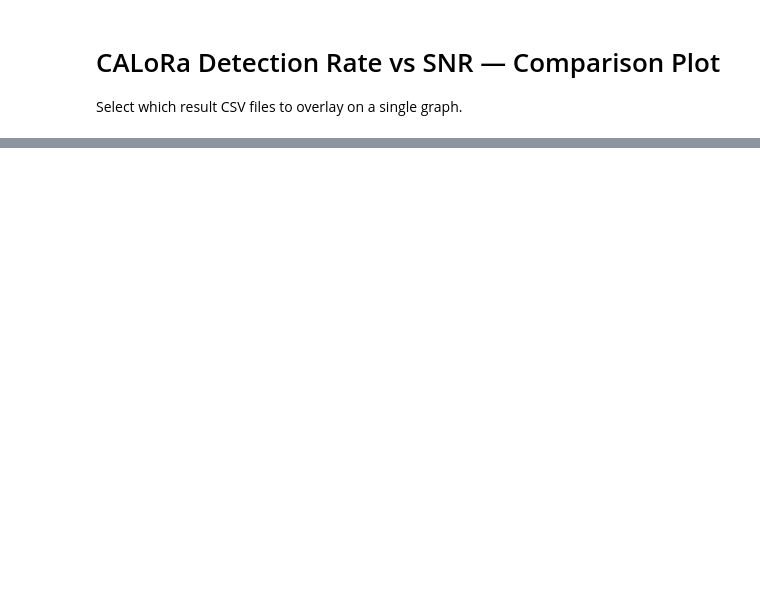
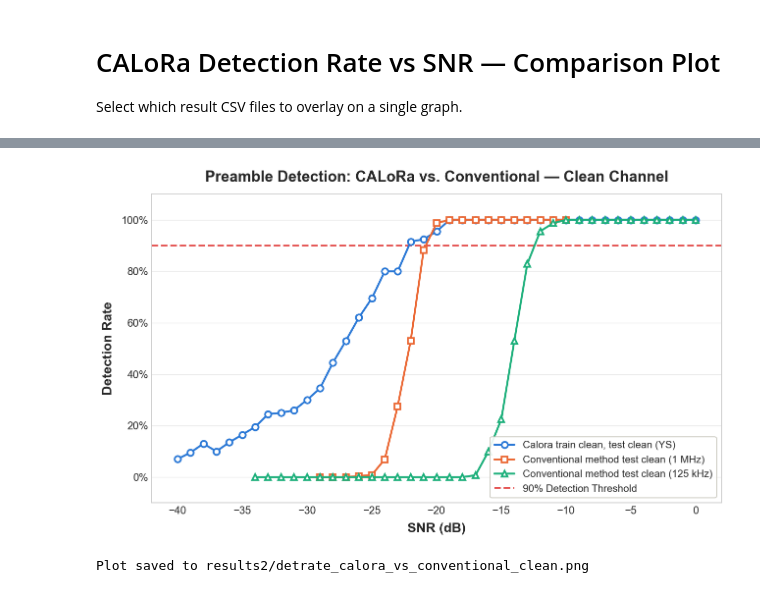
Before and after one commit to INC-PNU/CRAN-implementation, a Jupyter notebook: Server/plot_results2.ipynb, the cells around one changed output, grey strips where cells are left out. Cells and saved outputs as stored; diff of their text form; code cells hidden in the pictures; blank space fills up the shorter version.

```diff
--- a/Server/plot_results2.ipynb
+++ b/Server/plot_results2.ipynb
@@ -141,3 +194,72 @@ Plot saved to results/detrate_vs_snr_comparison.png
+# %%
+# ── Plot all selected files on one graph ─────────────────────────
+plt.style.use('seaborn-v0_8-whitegrid')
+
+# Color is assigned by series identity (not list position), so CALoRa and each
+# conventional bandwidth keep the same color on every figure in this notebook.
+PALETTE = ['#2a78d6', '#eb6834', '#1baf7a', '#eda100', '#e87ba4', '#008300', '#4a3aa7']
+THRESHOLD_COLOR = '#e34948'
+
+def color_for(lbl, fallback):
+    l = lbl.lower()
+    if 'calora' in l:
+        return PALETTE[0]
+    if '1 mhz' in l:
+        return PALETTE[1]
+    if '125 khz' in l:
+        return PALETTE[2]
+    return fallback
+
+fig, ax = plt.subplots(figsize=(10, 6), dpi=130)
+
+markers = ['o', 's', '^', 'D', 'v', 'P', 'X', '*']
+
+for i, fname in enumerate(selected_files):
+    path = os.path.join(results_dir, fname)
+
+    if not os.path.isfile(path):
+        continue
+
+    df = pd.read_csv(path).reset_index(drop=True)
+    df = df.rename(columns={'snr': 'SNR', 'det_rate': 'DetRate'})
+    if df['DetRate'].mean() > 1:
+    # If yes, divide the entire column by 100 to convert it from percentages to decimals
+        df['DetRate'] = df['DetRate'] / 100
+    # Use custom label or fallback to filename
+    lbl = labels[i] if i < len(labels) and labels[i] else fname.replace('calora_results_', '').replace('.csv', '')
+    color = color_for(lbl, PALETTE[i % len(PALETTE)])
+
+    ax.plot(
+        df['SNR'], df['DetRate'],
+        marker=markers[i % len(markers)],
+        markersize=7, linewidth=2.2,
+        color=color,
+        markerfacecolor='white', markeredgewidth=2,
+        markeredgecolor=color,
+        label=lbl
+    )
+
+# Reference line: 90% detection rate threshold
+ax.axhline(y=0.9, color=THRESHOLD_COLOR, linestyle='--', linewidth=2, zorder=1,
+           label='90% Detection Threshold')
+
+ax.set_xlabel('SNR (dB)', fontsize=15, fontweight='bold', labelpad=8)
+ax.set_ylabel('Detection Rate', fontsize=15, fontweight='bold', labelpad=8)
+ax.set_title('Preamble Detection: CALoRa vs. Conventional — Clean Channel', fontsize=17, fontweight='bold', pad=14)
+ax.set_ylim(-0.1, 1.10)
+ax.yaxis.set_major_formatter(PercentFormatter(xmax=1))
+ax.tick_params(axis='both', labelsize=12)
+ax.legend(fontsize=11.5, loc='lower right', frameon=True, framealpha=0.9, edgecolor='#c3c2b7')
+ax.grid(True, axis='y', alpha=0.4)
+ax.grid(False, axis='x')
+
+plt.tight_layout()
+plt.savefig(os.path.join(results_dir, 'detrate_calora_vs_conventional_clean.png'), dpi=200, bbox_inches='tight')
+plt.show()
+print('\nPlot saved to results2/detrate_calora_vs_conventional_clean.png')
+# %% [output]
+[figure, added]
+Plot saved to results2/detrate_calora_vs_conventional_clean.png
 # %%
 # ╔══════════════════════════════════════════════════════════════════╗
 # ║  EDIT HERE: specify the files you want to compare              ║
```
Also changed, not shown: parts of 6 cells of this notebook, 9 other files.
